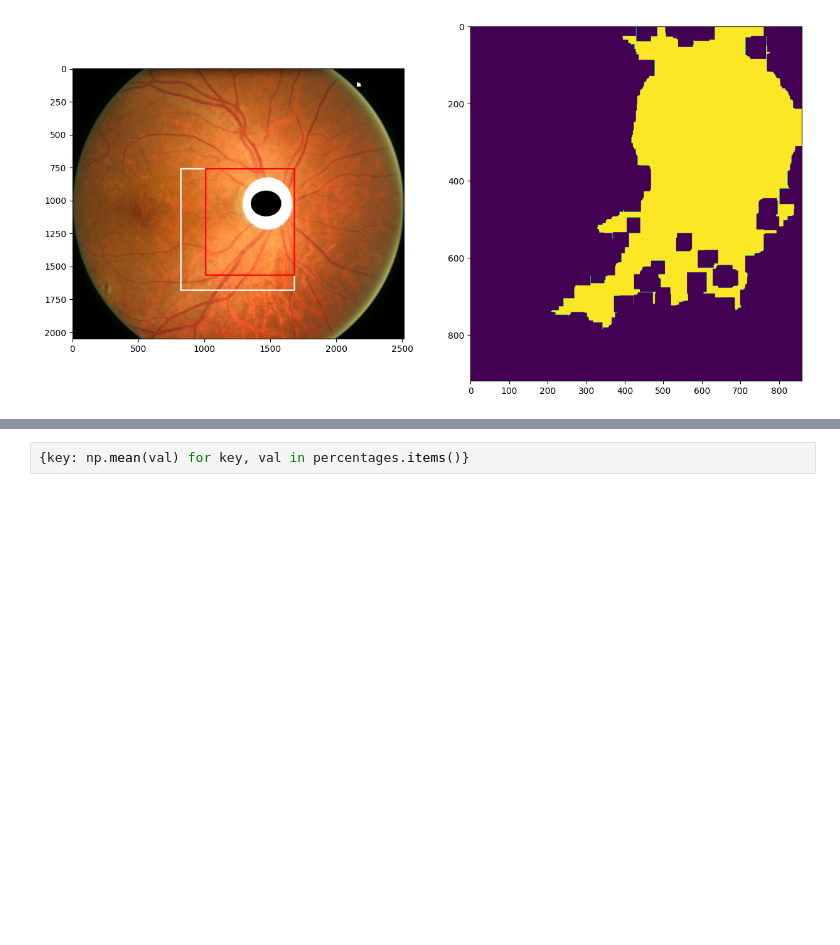
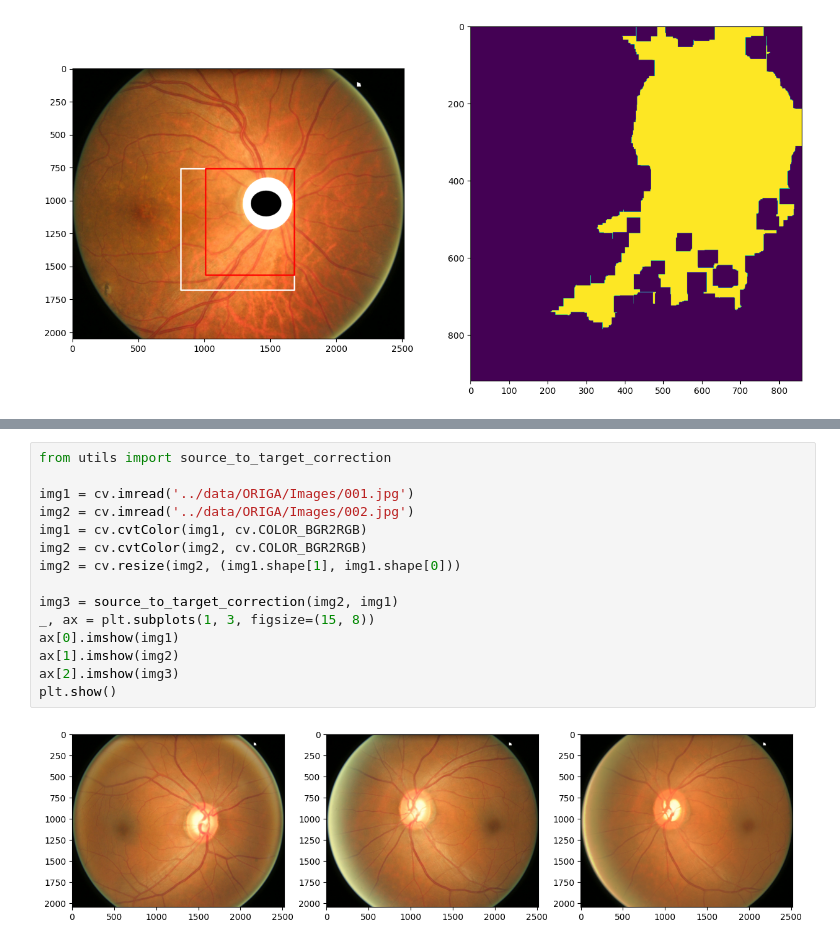
Before and after one commit to AkosKappel/DP-GlaucomaSegmentation, a Jupyter notebook: notebooks/roi.ipynb, the cells around one changed output, grey strips where cells are left out. Cells and saved outputs as stored; diff of their text form; blank space fills up the shorter version.

Commit message:
add source to target image correction

```diff
--- a/notebooks/roi.ipynb
+++ b/notebooks/roi.ipynb
@@ -429,2 +446,17 @@ for file in files:
-# %%
-{key: np.mean(val) for key, val in percentages.items()}
+# %%
+from utils import source_to_target_correction
+
+img1 = cv.imread('../data/ORIGA/Images/001.jpg')
+img2 = cv.imread('../data/ORIGA/Images/002.jpg')
+img1 = cv.cvtColor(img1, cv.COLOR_BGR2RGB)
+img2 = cv.cvtColor(img2, cv.COLOR_BGR2RGB)
+img2 = cv.resize(img2, (img1.shape[1], img1.shape[0]))
+
+img3 = source_to_target_correction(img2, img1)
+_, ax = plt.subplots(1, 3, figsize=(15, 8))
+ax[0].imshow(img1)
+ax[1].imshow(img2)
+ax[2].imshow(img3)
+plt.show()
+# %% [output]
+[figure, added]
```
Also changed, not shown: parts of 3 cells of this notebook, 1 other file.
